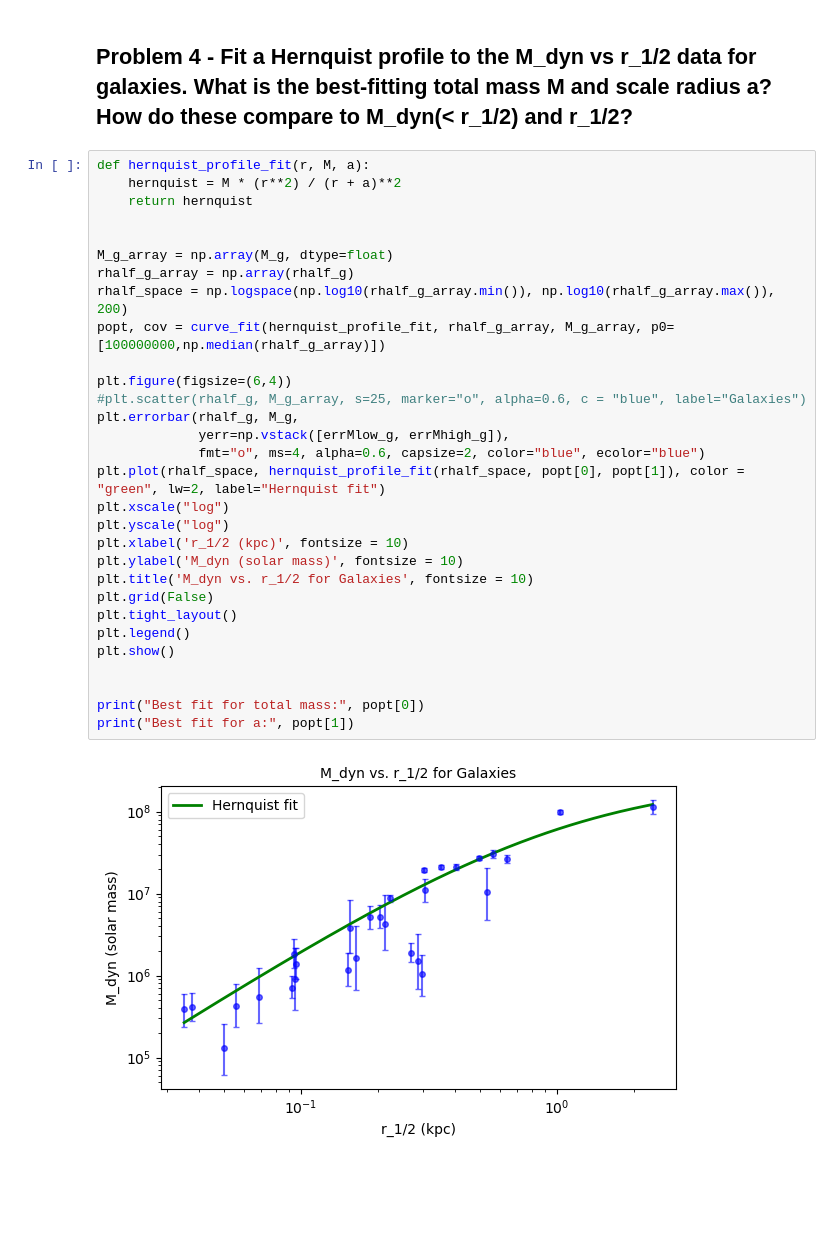
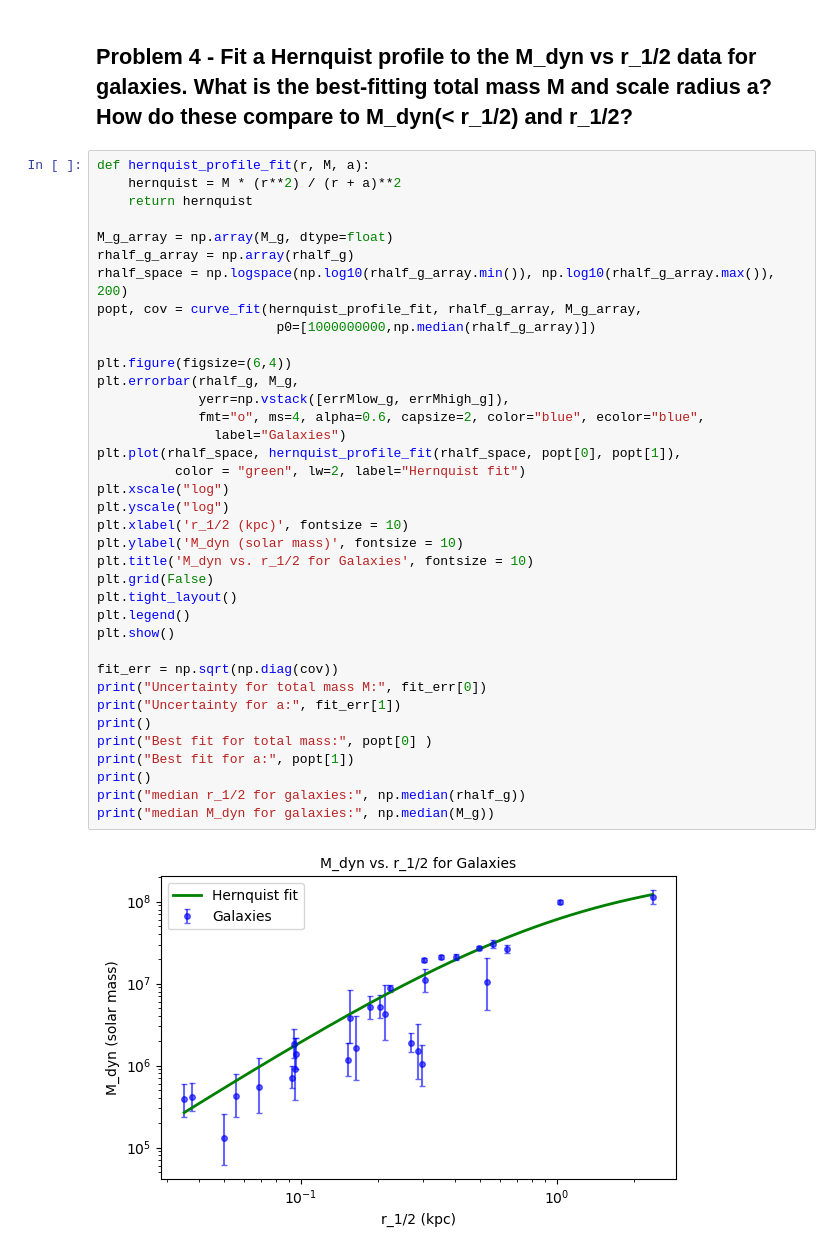
Before and after one commit to amalbumbia/Astrophysical-Dynamics, a Jupyter notebook: hwk2.ipynb, the cells around one changed output. Saved outputs shown, nothing was run; the diff lists cells and outputs as text; blank space fills up the shorter version.

```diff
--- a/hwk2.ipynb
+++ b/hwk2.ipynb
@@ -395,32 +407,39 @@ plt.show()
 # %%
 def hernquist_profile_fit(r, M, a):
     hernquist = M * (r**2) / (r + a)**2
     return hernquist
 
-
 M_g_array = np.array(M_g, dtype=float)
 rhalf_g_array = np.array(rhalf_g)
 rhalf_space = np.logspace(np.log10(rhalf_g_array.min()), np.log10(rhalf_g_array.max()), 200)
-popt, cov = curve_fit(hernquist_profile_fit, rhalf_g_array, M_g_array, p0=[100000000,np.median(rhalf_g_array)])
+popt, cov = curve_fit(hernquist_profile_fit, rhalf_g_array, M_g_array,
+                       p0=[1000000000,np.median(rhalf_g_array)])
 
 plt.figure(figsize=(6,4))
-#plt.scatter(rhalf_g, M_g_array, s=25, marker="o", alpha=0.6, c = "blue", label="Galaxies")
 plt.errorbar(rhalf_g, M_g,
              yerr=np.vstack([errMlow_g, errMhigh_g]),
-             fmt="o", ms=4, alpha=0.6, capsize=2, color="blue", ecolor="blue")
-plt.plot(rhalf_space, hernquist_profile_fit(rhalf_space, popt[0], popt[1]), color = "green", lw=2, label="Hernquist fit")
+             fmt="o", ms=4, alpha=0.6, capsize=2, color="blue", ecolor="blue",
+               label="Galaxies")
+plt.plot(rhalf_space, hernquist_profile_fit(rhalf_space, popt[0], popt[1]),
+          color = "green", lw=2, label="Hernquist fit")
 plt.xscale("log")
 plt.yscale("log")
 plt.xlabel('r_1/2 (kpc)', fontsize = 10)
 plt.ylabel('M_dyn (solar mass)', fontsize = 10)
 plt.title('M_dyn vs. r_1/2 for Galaxies', fontsize = 10)
 plt.grid(False)
 plt.tight_layout()
 plt.legend()
 plt.show()
 
-
-print("Best fit for total mass:", popt[0])
+fit_err = np.sqrt(np.diag(cov))
+print("Uncertainty for total mass M:", fit_err[0])
+print("Uncertainty for a:", fit_err[1])
+print()
+print("Best fit for total mass:", popt[0] )
 print("Best fit for a:", popt[1])
+print()
+print("median r_1/2 for galaxies:", np.median(rhalf_g))
+print("median M_dyn for galaxies:", np.median(M_g))
 # %% [output]
-[figure, old version]
+[figure, new version]
```
Also changed, not shown: parts of 5 cells of this notebook.
